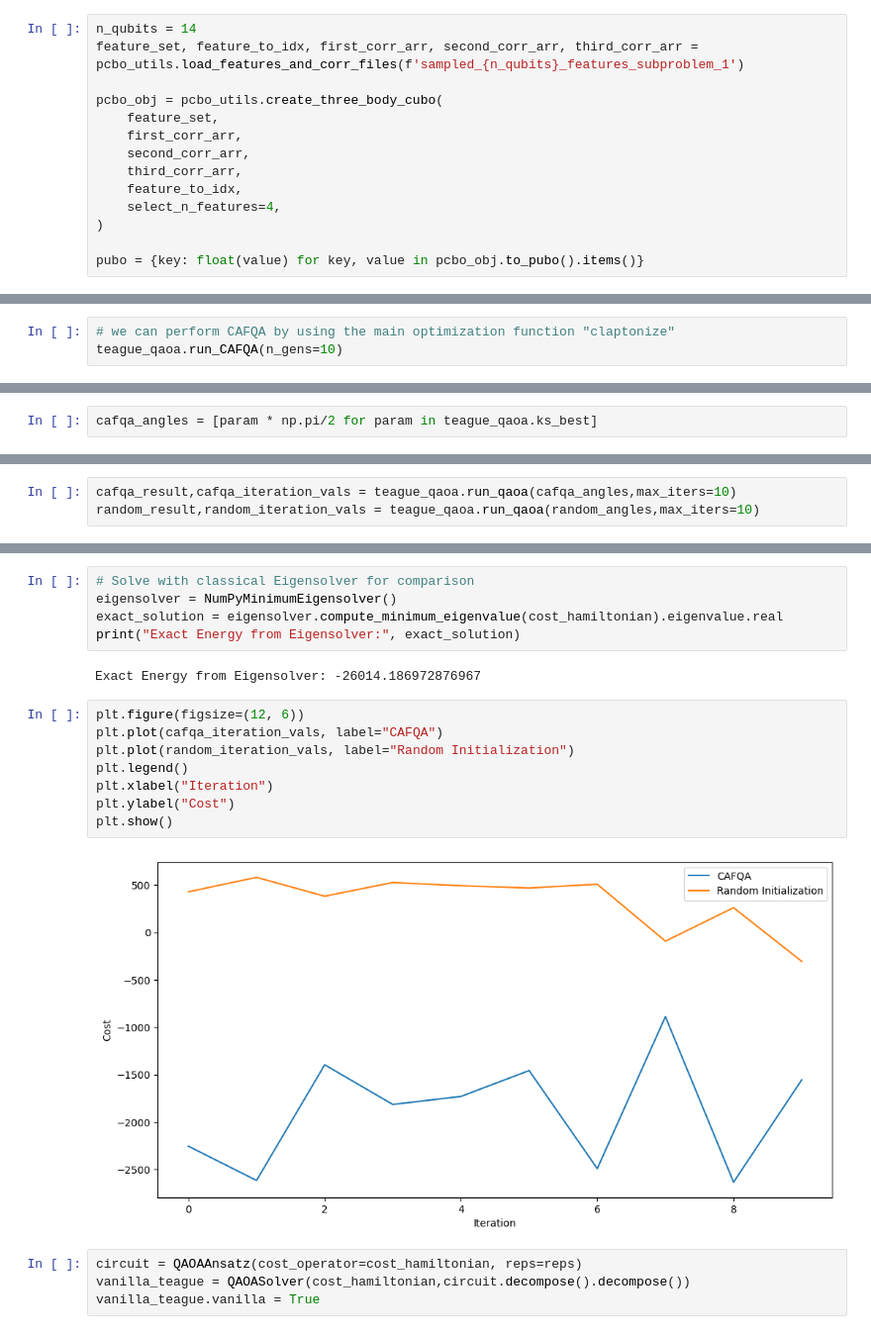
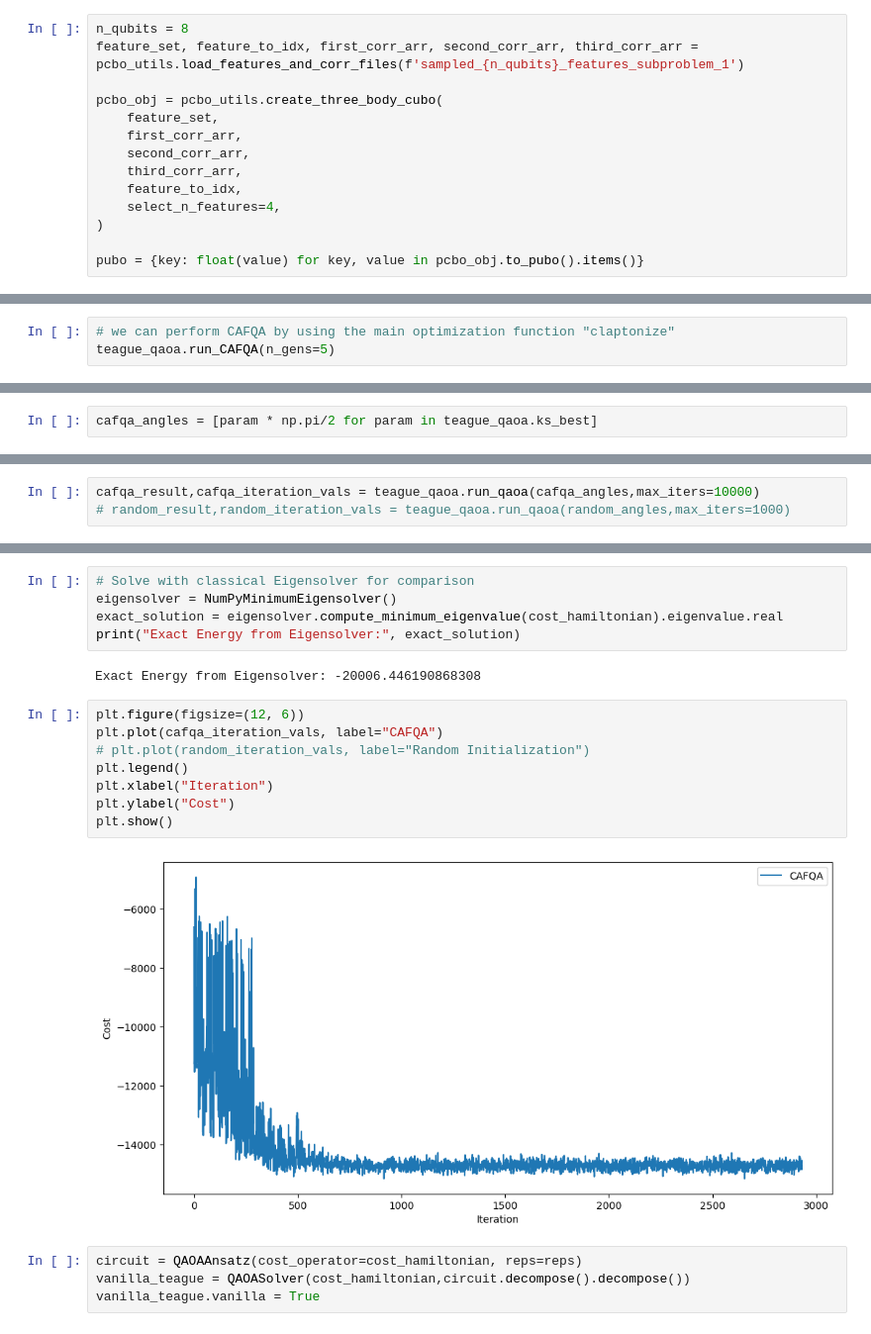
Before and after one commit to d-bharadwaj/SPIQ, a Jupyter notebook: teague_code/code-for-gokul/cafqa_teague.ipynb, the cells around one changed output, grey strips where cells are left out. Shown at 99% size. Cells and saved outputs as stored; diff of their text form.

```diff
--- a/teague_code/code-for-gokul/cafqa_teague.ipynb
+++ b/teague_code/code-for-gokul/cafqa_teague.ipynb
@@ -34,7 +34,7 @@ import qubovert
 import pcbo_utils
 from qiskit.quantum_info import SparsePauliOp
 # %%
-n_qubits = 14
+n_qubits = 8
 feature_set, feature_to_idx, first_corr_arr, second_corr_arr, third_corr_arr = pcbo_utils.load_features_and_corr_files(f'sampled_{n_qubits}_features_subproblem_1')
 
 pcbo_obj = pcbo_utils.create_three_body_cubo(
@@ -104,6 +104,6 @@ Exact Energy from Eigensolver: -26014.186972876967
 # %%
 # we can perform CAFQA by using the main optimization function "claptonize"
-teague_qaoa.run_CAFQA(n_gens=10)
+teague_qaoa.run_CAFQA(n_gens=5)
 # %% [output]
 STARTING ROUND 0
 
@@ -145,6 +145,6 @@ Minimum Energy found with Random initialization over 100 runs: -400.155269900388
 # %%
-cafqa_result,cafqa_iteration_vals = teague_qaoa.run_qaoa(cafqa_angles,max_iters=10)
-random_result,random_iteration_vals = teague_qaoa.run_qaoa(random_angles,max_iters=10)
+cafqa_result,cafqa_iteration_vals = teague_qaoa.run_qaoa(cafqa_angles,max_iters=10000)
+# random_result,random_iteration_vals = teague_qaoa.run_qaoa(random_angles,max_iters=1000)
 # %%
 cafqa_result
 # %% [output]
@@ -161,17 +161,17 @@ eigensolver = NumPyMinimumEigensolver()
 exact_solution = eigensolver.compute_minimum_eigenvalue(cost_hamiltonian).eigenvalue.real
 print("Exact Energy from Eigensolver:", exact_solution)
 # %% [output]
-Exact Energy from Eigensolver: -26014.186972876967
+Exact Energy from Eigensolver: -20006.446190868308
 # %%
 plt.figure(figsize=(12, 6))
 plt.plot(cafqa_iteration_vals, label="CAFQA")
-plt.plot(random_iteration_vals, label="Random Initialization")
+# plt.plot(random_iteration_vals, label="Random Initialization")
 plt.legend()
 plt.xlabel("Iteration")
 plt.ylabel("Cost")
 plt.show()
 # %% [output]
-[figure, old version]
+[figure, new version]
 # %%
 circuit = QAOAAnsatz(cost_operator=cost_hamiltonian, reps=reps)
 vanilla_teague = QAOASolver(cost_hamiltonian,circuit.decompose().decompose())
```
Also changed, not shown: parts of 9 cells of this notebook, 6 other files.
